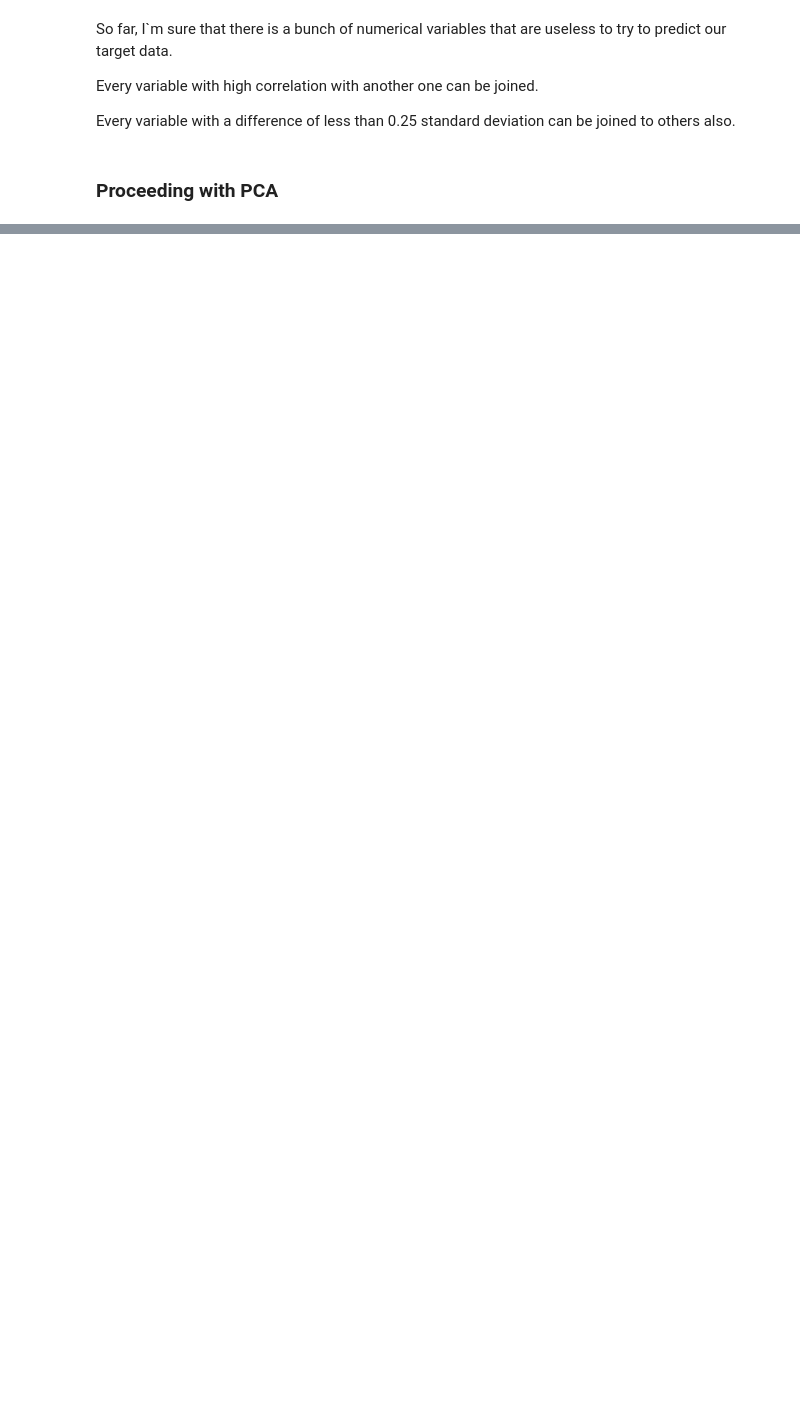
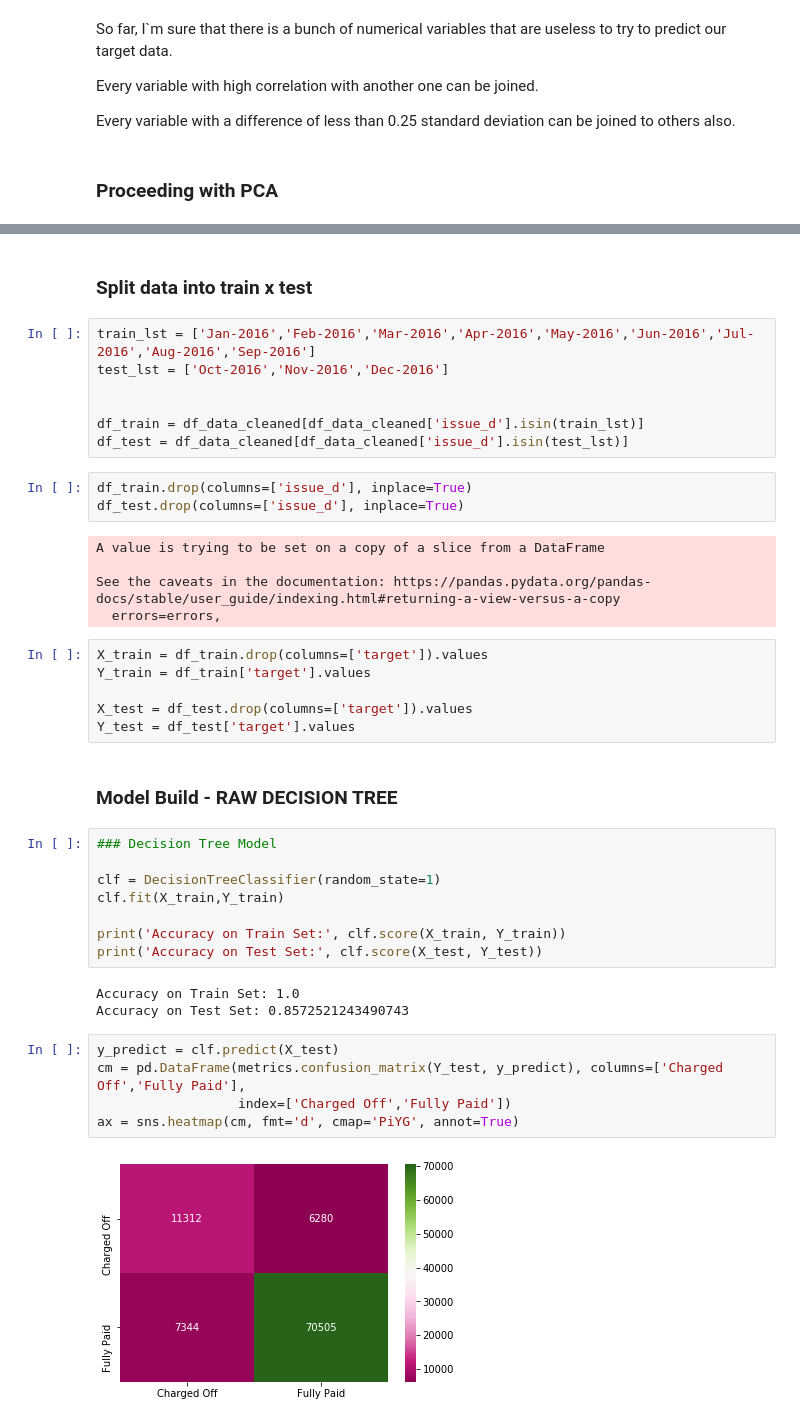
Before and after one commit to rmaciel-prog/PGP-IAML, a Jupyter notebook: data_science_test_ReinaldoMaciel.ipynb, the cells around one changed output, grey strips where cells are left out. Saved outputs shown, nothing was run; the diff lists cells and outputs as text; blank space fills up the shorter version.

Commit message:
first model created

```diff
--- a/data_science_test_ReinaldoMaciel.ipynb
+++ b/data_science_test_ReinaldoMaciel.ipynb
@@ -158,0 +234,43 @@ ax = sns.heatmap(pcaDF.corr(), annot=True, fmt='g')
+# %% [markdown]
+### Split data into train x test
+# %%
+train_lst = ['Jan-2016','Feb-2016','Mar-2016','Apr-2016','May-2016','Jun-2016','Jul-2016','Aug-2016','Sep-2016']
+test_lst = ['Oct-2016','Nov-2016','Dec-2016']
+
+
+df_train = df_data_cleaned[df_data_cleaned['issue_d'].isin(train_lst)]
+df_test = df_data_cleaned[df_data_cleaned['issue_d'].isin(test_lst)]
+# %%
+df_train.drop(columns=['issue_d'], inplace=True)
+df_test.drop(columns=['issue_d'], inplace=True)
+# %% [output]
+A value is trying to be set on a copy of a slice from a DataFrame
+
+See the caveats in the documentation: https://pandas.pydata.org/pandas-docs/stable/user_guide/indexing.html#returning-a-view-versus-a-copy
+  errors=errors,
+# %%
+X_train = df_train.drop(columns=['target']).values
+Y_train = df_train['target'].values
+
+X_test = df_test.drop(columns=['target']).values
+Y_test = df_test['target'].values
+# %% [markdown]
+### Model Build - RAW DECISION TREE
+# %%
+### Decision Tree Model
+
+clf = DecisionTreeClassifier(random_state=1)
+clf.fit(X_train,Y_train)
+
+print('Accuracy on Train Set:', clf.score(X_train, Y_train))
+print('Accuracy on Test Set:', clf.score(X_test, Y_test))
+# %% [output]
+Accuracy on Train Set: 1.0
+Accuracy on Test Set: 0.8572521243490743
+# %%
+y_predict = clf.predict(X_test)
+cm = pd.DataFrame(metrics.confusion_matrix(Y_test, y_predict), columns=['Charged Off','Fully Paid'],
+                  index=['Charged Off','Fully Paid'])
+ax = sns.heatmap(cm, fmt='d', cmap='PiYG', annot=True)
+# %% [output]
+[figure, added]
```
Also changed, not shown: parts of 23 cells of this notebook.
